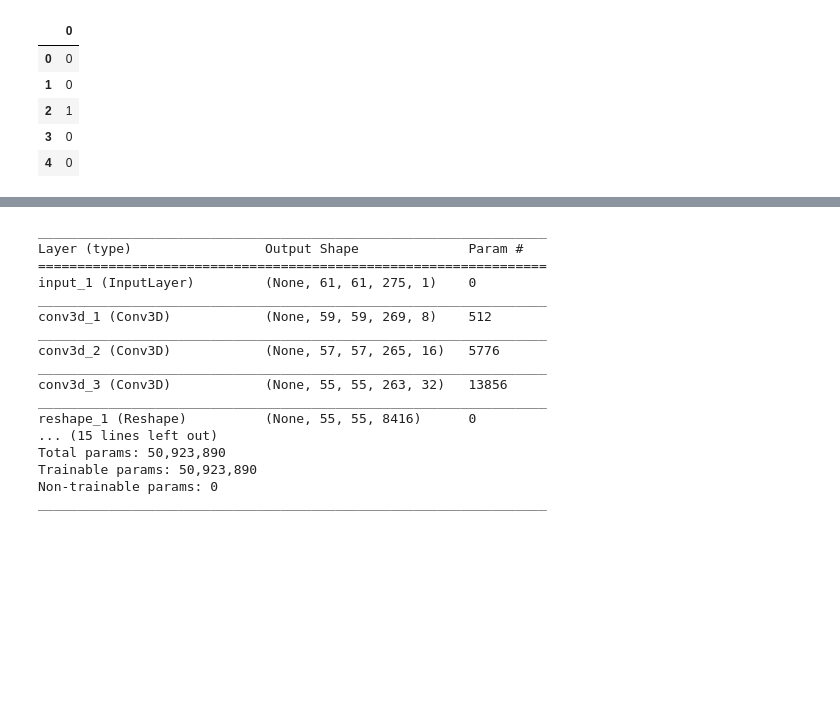
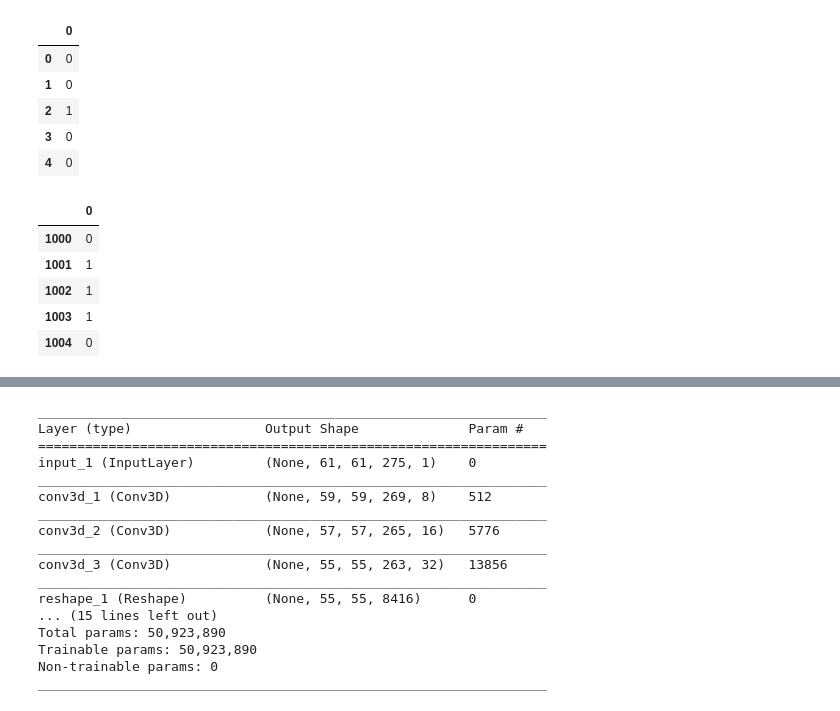
Before and after one commit to hghghkim/Graduation_Project, a Jupyter notebook: Models/base_model.ipynb, the cells around one changed output, grey strips where cells are left out. Drawn from its saved outputs; the diff is of its cells as text; code cells hidden in the pictures; blank space fills up the shorter version.

```diff
--- a/Models/base_model.ipynb
+++ b/Models/base_model.ipynb
@@ -70,4 +86,14 @@ train_y.head(5)
 # %%
 from keras.utils import to_categorical
 train_y = to_categorical(train_y)
+# %%
+val_y = label_df[1000:1250]
+val_y.head(5)
+# %% [output]
+|  | 0 |
+| 1000 | 0 |
+| 1001 | 1 |
+| 1002 | 1 |
+| 1003 | 1 |
+| 1004 | 0 |
 # %%
```
Also changed, not shown: parts of 19 cells of this notebook.
